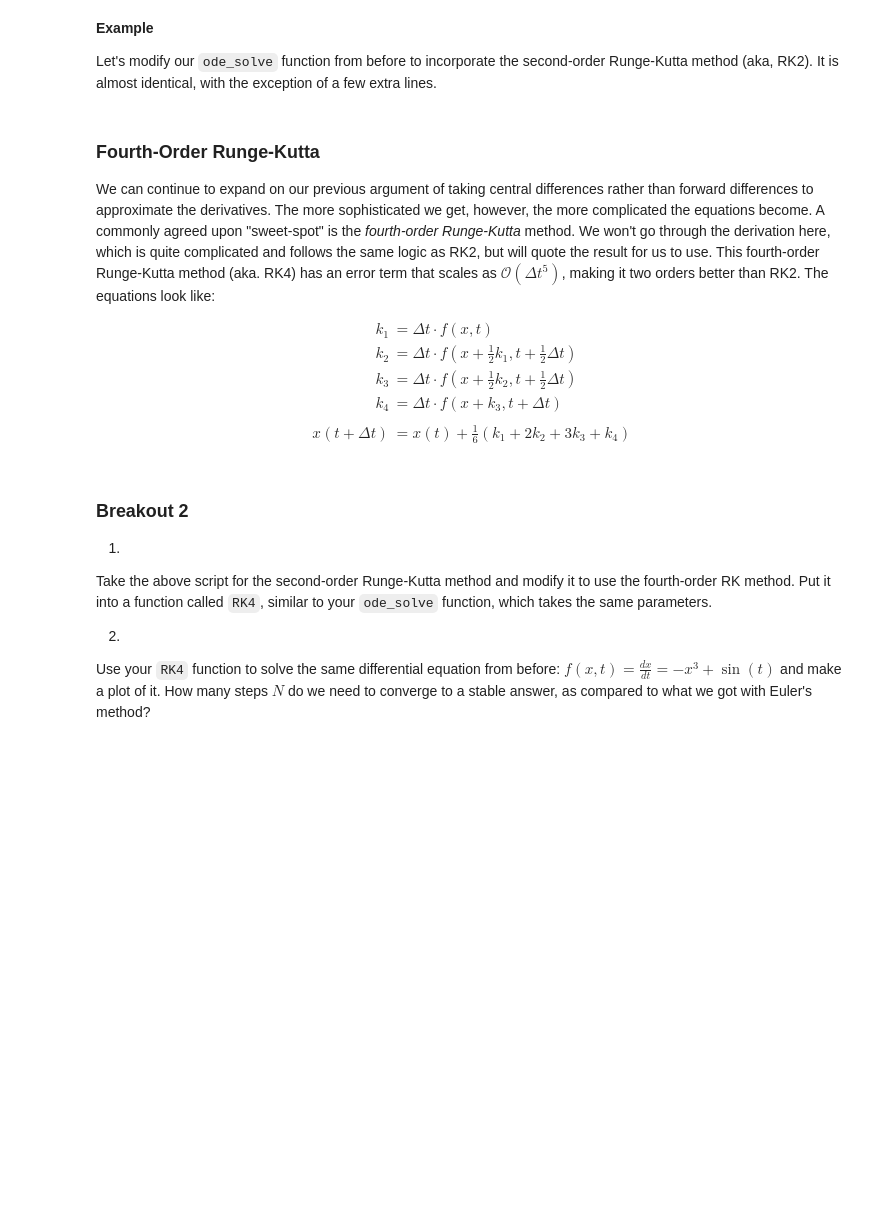
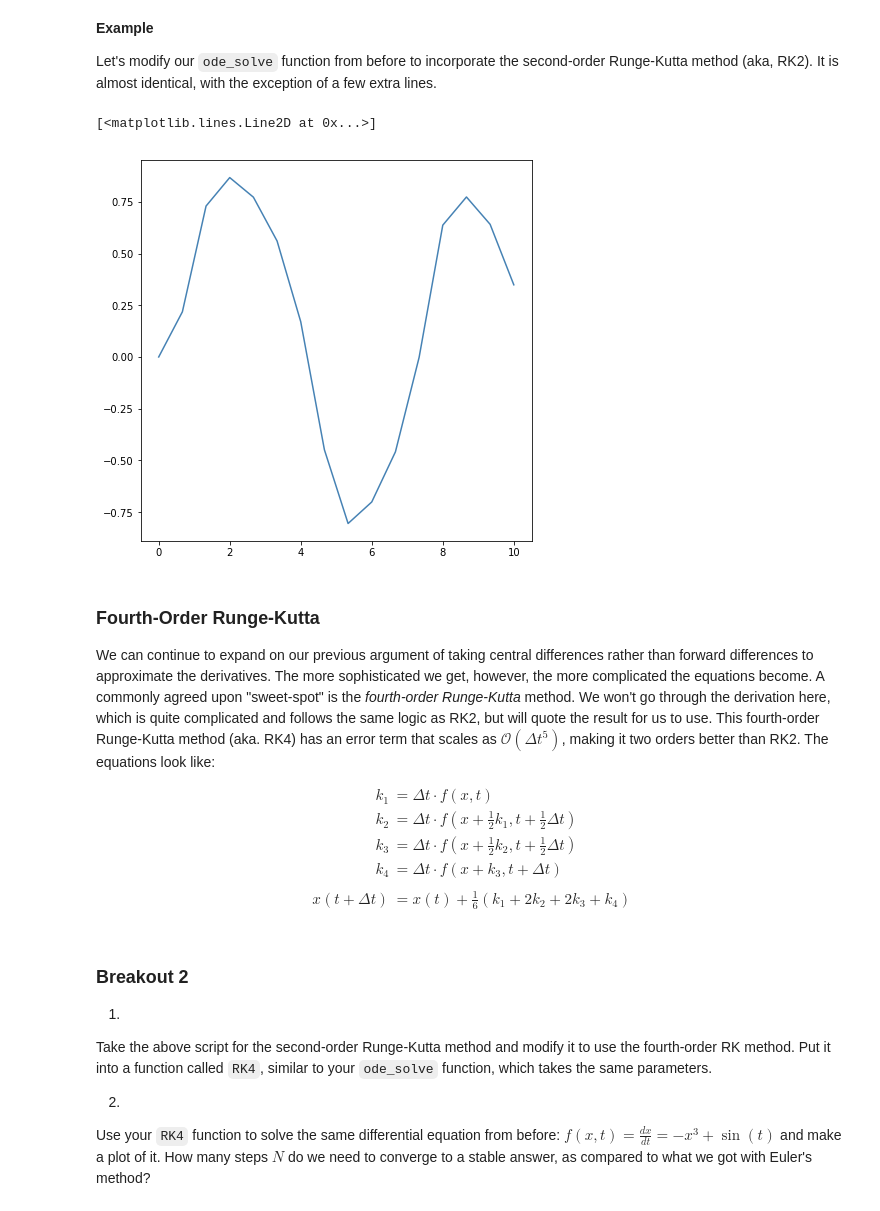
Before and after one commit to nkern/Astro_9, a Jupyter notebook: lectures/04_CompPhys/Numerical_ODEs.ipynb, the cells around one changed output. Saved outputs shown, nothing was run; the diff lists cells and outputs as text; code cells hidden in the pictures; blank space fills up the shorter version.

```diff
--- a/lectures/04_CompPhys/Numerical_ODEs.ipynb
+++ b/lectures/04_CompPhys/Numerical_ODEs.ipynb
@@ -200,7 +234,7 @@ def f(x, t):
 # Define bounds and step-sizes
 t1 = 0.0
 t2 = 10.0
-N = 10
+N = 15
 dt = float(t2-t1)/N
 
 # Make t-points
@@ -216,11 +250,19 @@ for t in tpoints:
     xpoints.append(x)
 
     # update value using RK2 method
+    k1 = dt * f(x, t)
+    k2 = dt * f(x + 0.5*k1, t + 0.5*dt)
+    x += k2
 # %%
 # plot
 fig = plt.figure(figsize=(7,7))
 
 ax = fig.add_subplot(1, 1, 1)
+
+ax.plot(tpoints, xpoints, color='steelblue')
+# %% [output]
+[<matplotlib.lines.Line2D at 0x...>]
+[figure, added]
 # %% [markdown]
 ### Fourth-Order Runge-Kutta
 
@@ -232,7 +274,7 @@ k_2 &= \Delta t\cdot f(x + \tfrac{1}{2}k_1, t + \tfrac{1}{2}\Delta t)\\
 k_3 &= \Delta t\cdot f(x + \tfrac{1}{2}k_2, t + \tfrac{1}{2}\Delta t)\\
 k_4 &= \Delta t\cdot f(x + k_3, t + \Delta t)\\
 \\
-x(t + \Delta t) &= \boxed{x(t) + \tfrac{1}{6}(k_1 + 2k_2 + 3k_3 + k_4)}
+x(t + \Delta t) &= \boxed{x(t) + \tfrac{1}{6}(k_1 + 2k_2 + 2k_3 + k_4)}
 \end{align}
 # %% [markdown]
 ### Breakout 2
```
Also changed, not shown: parts of 22 cells of this notebook, 3 other files.
